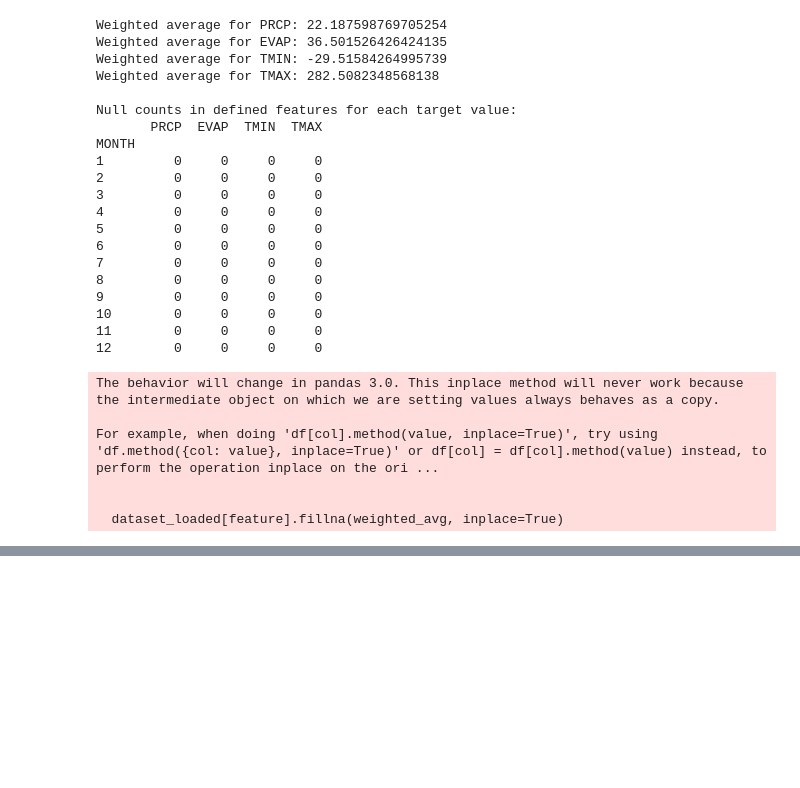
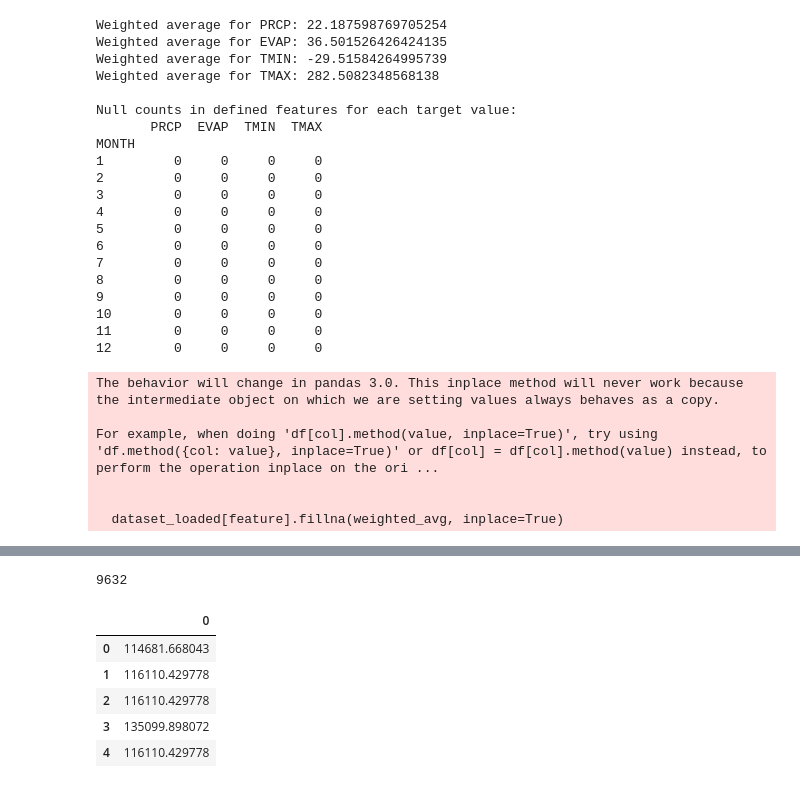
Before and after one commit to mflodzinski/Hackathon-Epoch, a Jupyter notebook: main.ipynb, the cells around one changed output, grey strips where cells are left out. Drawn from its saved outputs; the diff is of its cells as text; code cells hidden in the pictures; blank space fills up the shorter version.

```diff
--- a/main.ipynb
+++ b/main.ipynb
@@ -213,3 +213,17 @@ dataset_loaded.head()
 | 4 | AK | 3321.8 | 10.460000 | 20.140000 | -33.000000 | 267.000000 | 580 | 570641 | 94743 | ... |
 # %%
 dataset_loaded.to_csv('datasets/dataset_cleaned.csv', index=False)
+# %%
+from sklearn.preprocessing import TargetEncoder
+
+encoded_state = TargetEncoder(smooth='auto').fit_transform(pd.DataFrame(dataset_loaded['STATE']), dataset_loaded['TOTAL_FIRE_SIZE'])
+print(len(encoded_state))
+pd.DataFrame(encoded_state).head()
+# %% [output]
+9632
+|  | 0 |
+| 0 | 114681.668043 |
+| 1 | 116110.429778 |
+| 2 | 116110.429778 |
+| 3 | 135099.898072 |
+| 4 | 116110.429778 |
```
Also changed, not shown: parts of 2 cells of this notebook, 1 other file.
